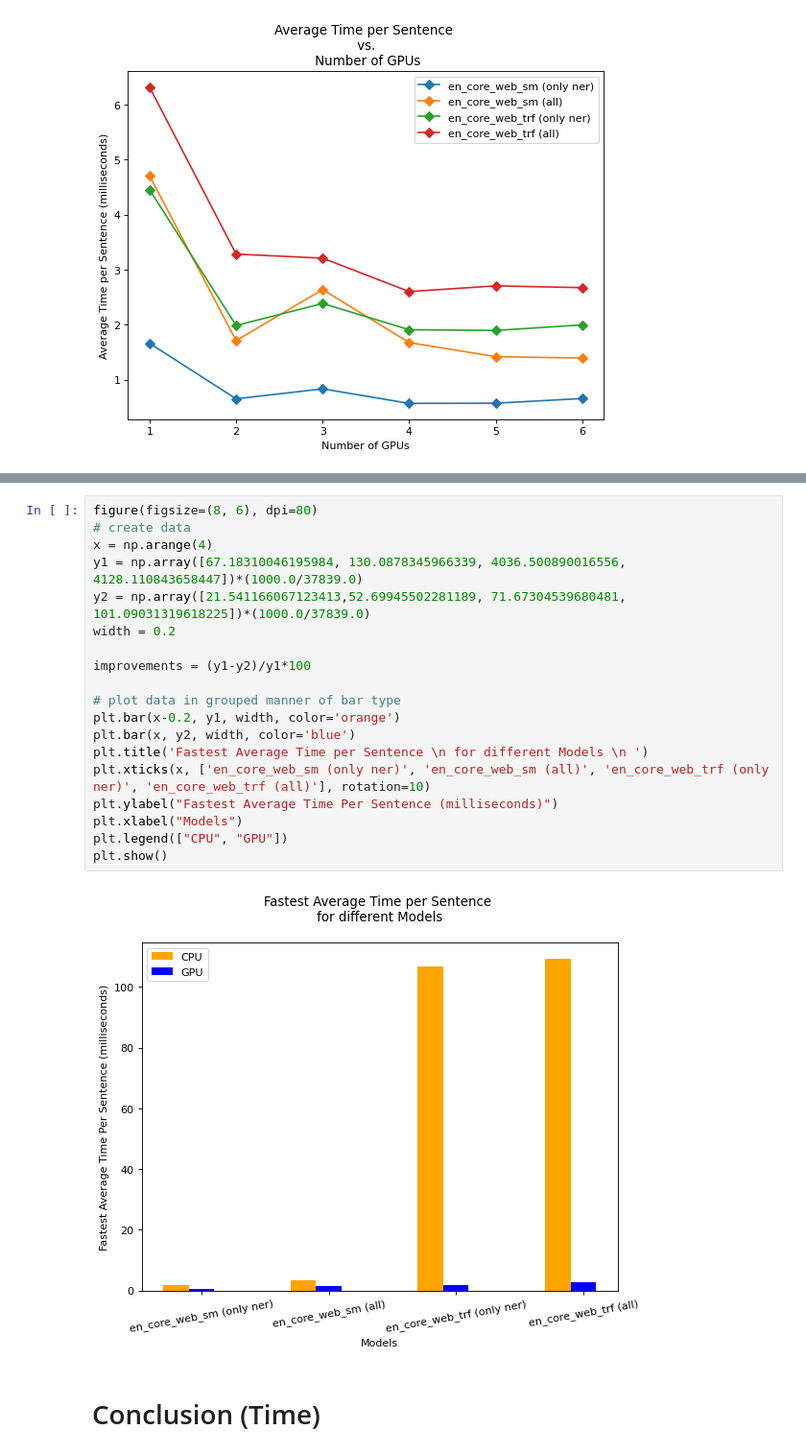
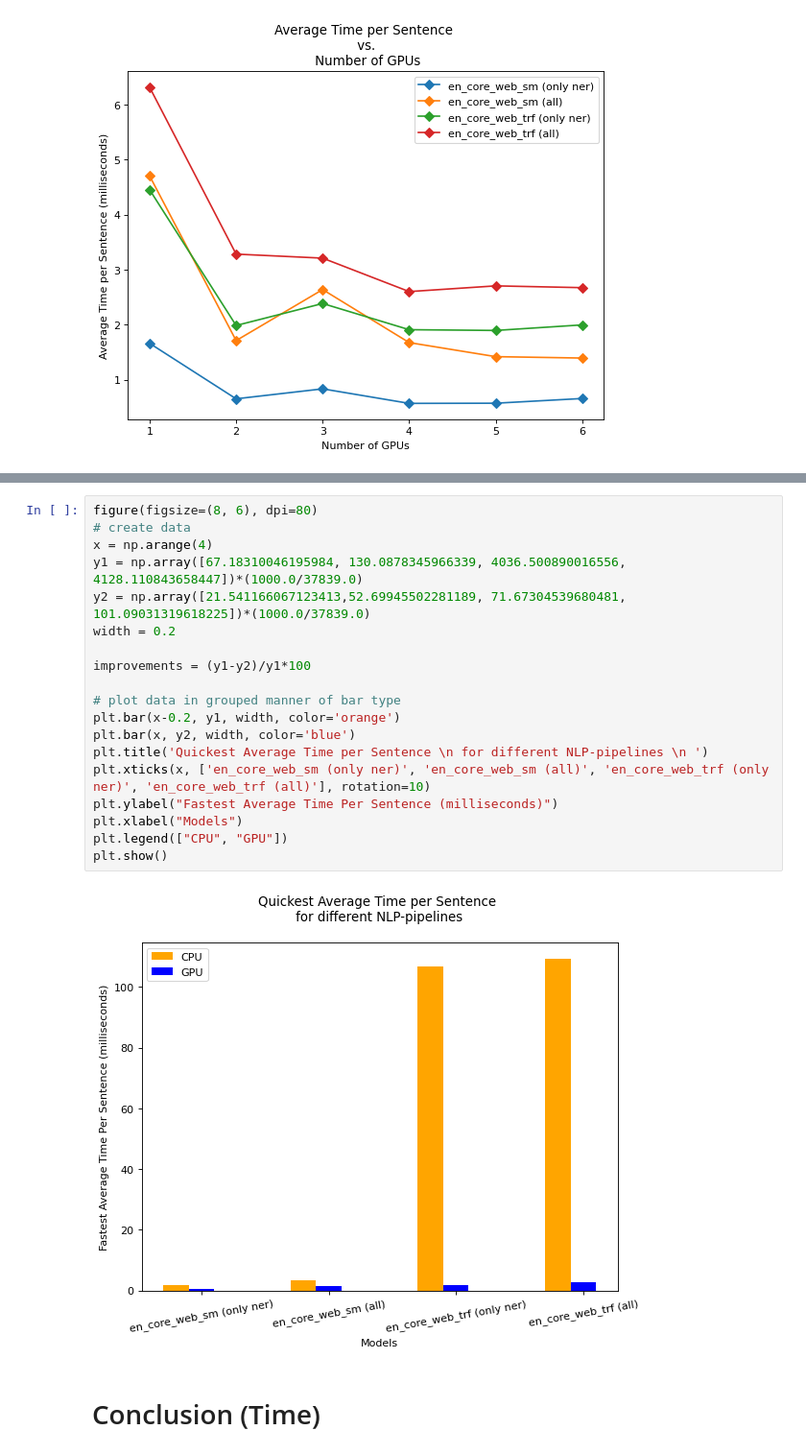
Before and after one commit to chetanmanjesh/notebooks, a Jupyter notebook: Spacy NLP-pipeline inference runtime comparisons.ipynb, the cells around one changed output, grey strips where cells are left out. Shown: that part at 96% size. Drawn from its saved outputs; the diff is of its cells as text.

```diff
--- a/Spacy NLP-pipeline inference runtime comparisons.ipynb
+++ b/Spacy NLP-pipeline inference runtime comparisons.ipynb
@@ -111,24 +111,24 @@ plt.show()
 # %%
 figure(figsize=(8, 6), dpi=80)
 # create data
 x = np.arange(4)
 y1 = np.array([67.18310046195984, 130.0878345966339, 4036.500890016556, 4128.110843658447])*(1000.0/37839.0)
 y2 = np.array([21.541166067123413,52.69945502281189, 71.67304539680481, 101.09031319618225])*(1000.0/37839.0)
 width = 0.2
 
 improvements = (y1-y2)/y1*100
 
 # plot data in grouped manner of bar type
 plt.bar(x-0.2, y1, width, color='orange')
 plt.bar(x, y2, width, color='blue')
-plt.title('Fastest Average Time per Sentence \n for different Models \n ')
+plt.title('Quickest Average Time per Sentence \n for different NLP-pipelines \n ')
 plt.xticks(x, ['en_core_web_sm (only ner)', 'en_core_web_sm (all)', 'en_core_web_trf (only ner)', 'en_core_web_trf (all)'], rotation=10)
 plt.ylabel("Fastest Average Time Per Sentence (milliseconds)")
 plt.xlabel("Models")
 plt.legend(["CPU", "GPU"])
 plt.show()
 # %% [output]
-[figure, old version]
+[figure, new version]
 # %% [markdown]
 # Conclusion (Time)
 # %%
```
Also changed, not shown: parts of 7 cells of this notebook.
